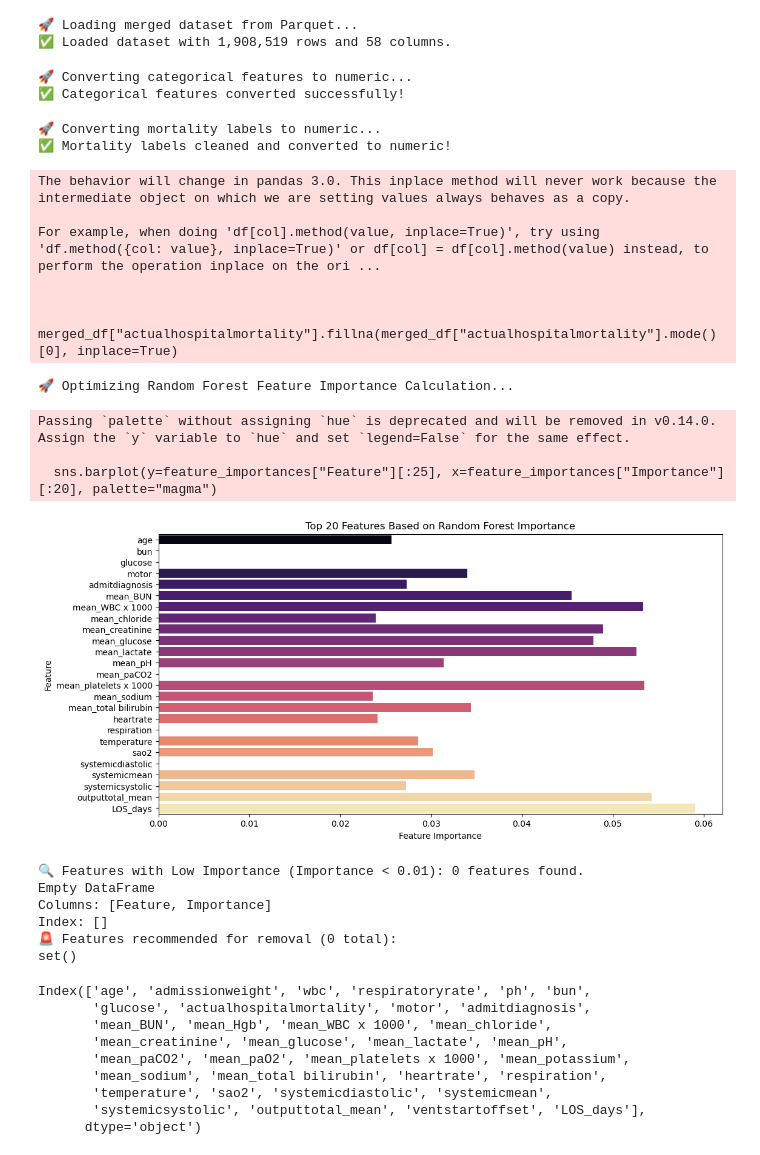
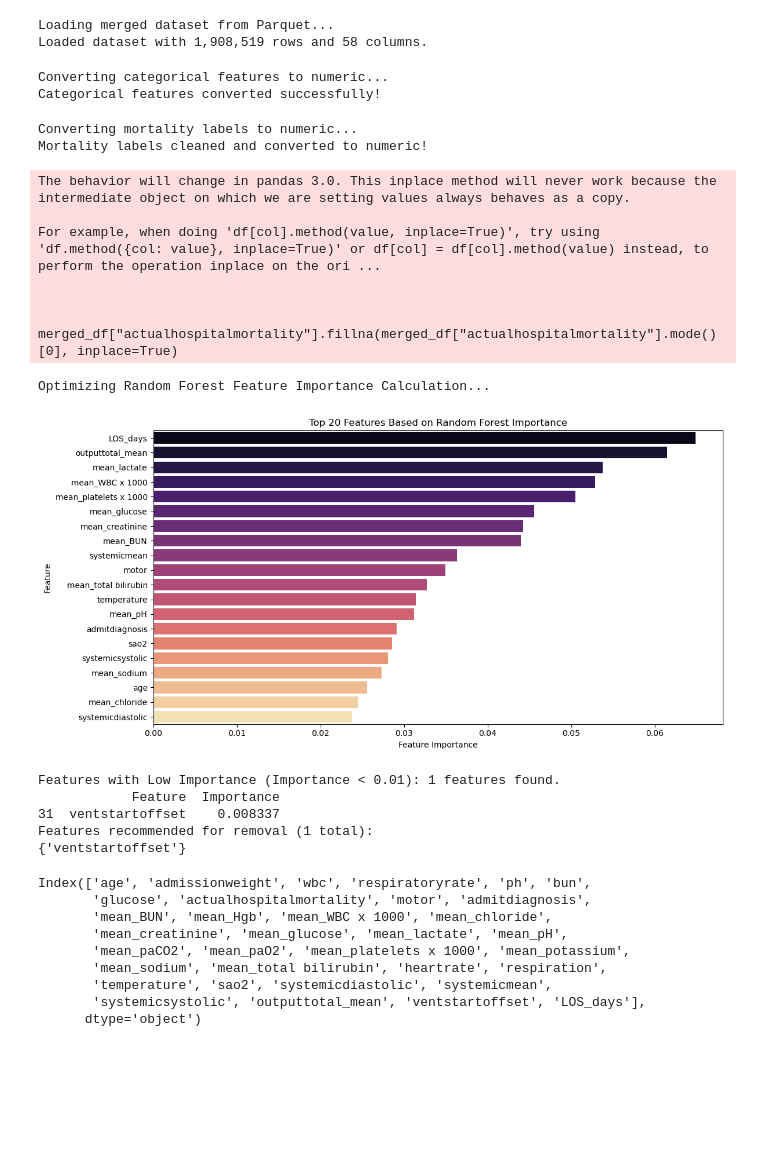
Before and after one commit to 72784/Machine-Learning-Code, a Jupyter notebook: ICU Mortality Prediction/EICU_Model_Training.ipynb, the cells around one changed output. Cells and saved outputs as stored; diff of their text form; code cells hidden in the pictures; blank space fills up the shorter version.

```diff
--- a/ICU Mortality Prediction/EICU_Model_Training.ipynb
+++ b/ICU Mortality Prediction/EICU_Model_Training.ipynb
@@ -2,14 +2,14 @@
 import pandas as pd
 import os
 
-print("🚀 Loading merged dataset from Parquet...")
+print("Loading merged dataset from Parquet...")
 merged_df = pd.read_parquet("merged_eicu_data.parquet")
-print(f"✅ Loaded dataset with {merged_df.shape[0]:,} rows and {merged_df.shape[1]} columns.")
+print(f"Loaded dataset with {merged_df.shape[0]:,} rows and {merged_df.shape[1]} columns.")
 # %% [output]
-🚀 Loading merged dataset from Parquet...
-✅ Loaded dataset with 1,908,519 rows and 58 columns.
+Loading merged dataset from Parquet...
+Loaded dataset with 1,908,519 rows and 58 columns.
 # %%
-print("🚀 Converting categorical features to numeric...")
+print("Converting categorical features to numeric...")
 
 categorical_cols = ["gender", "admitsource", "admitdiagnosis"]
 
@@ -19,12 +19,12 @@ for col in categorical_cols:
     le = LabelEncoder()
     merged_df[col] = le.fit_transform(merged_df[col].astype(str))  # make sure it's str
 
-print("✅ Categorical features converted successfully!")
+print("Categorical features converted successfully!")
 # %% [output]
-🚀 Converting categorical features to numeric...
-✅ Categorical features converted successfully!
+Converting categorical features to numeric...
+Categorical features converted successfully!
 # %%
-print("🚀 Converting mortality labels to numeric...")
+print("Converting mortality labels to numeric...")
 
 # Convert mortality labels to 0 (Alive) and 1 (Expired)
 merged_df["actualhospitalmortality"] = merged_df["actualhospitalmortality"].replace({"Expired": 1, "Alive": 0})
@@ -33,10 +33,10 @@ merged_df["actualhospitalmortality"] = pd.to_numeric(merged_df["actualhospitalmo
 # Fill any remaining NaNs with mode (most likely value)
 merged_df["actualhospitalmortality"].fillna(merged_df["actualhospitalmortality"].mode()[0], inplace=True)
 
-print("✅ Mortality labels cleaned and converted to numeric!")
+print("Mortality labels cleaned and converted to numeric!")
 # %% [output]
-🚀 Converting mortality labels to numeric...
-✅ Mortality labels cleaned and converted to numeric!
+Converting mortality labels to numeric...
+Mortality labels cleaned and converted to numeric!
 The behavior will change in pandas 3.0. This inplace method will never work because the intermediate object on which we are setting values always behaves as a copy.
 
 For example, when doing 'df[col].method(value, inplace=True)', try using 'df.method({col: value}, inplace=True)' or df[col] = df[col].method(value) instead, to perform the operation inplace on the ori ...
@@ -51,59 +51,62 @@ import pandas as pd
 import seaborn as sns
 import matplotlib.pyplot as plt
 from sklearn.ensemble import RandomForestClassifier
+from sklearn.impute import SimpleImputer
 
-print("🚀 Optimizing Random Forest Feature Importance Calculation...")
+print("Optimizing Random Forest Feature Importance Calculation...")
 
 # Define target variable
 target = "actualhospitalmortality"
 
 # Extract features and target
 features = merged_df.drop(columns=[target])
 target_values = merged_df[target]
 
-# Convert to NumPy arrays for speed-up
-X = features.values
+# Impute missing values
+imputer = SimpleImputer(strategy="mean")
+X = imputer.fit_transform(features)
 y = target_values.values
 
 # Train Random Forest with optimizations
 rf = RandomForestClassifier(n_estimators=50, max_depth=10, random_state=42, n_jobs=-1)
 rf.fit(X, y)
 
 # Get feature importances
-feature_importances = pd.DataFrame({"Feature": features.columns, "Importance": rf.feature_importances_})
-feature_importances = feature_importances.sort_values(by="Importance", ascending=False)
+feature_importances = pd.DataFrame({
+    "Feature": features.columns,
+    "Importance": rf.feature_importances_
+}).sort_values(by="Importance", ascending=False)
 
 # Visualizing Feature Importance (Top 20)
 plt.figure(figsize=(12, 6))
-sns.barplot(y=feature_importances["Feature"][:25], x=feature_importances["Importance"][:20], palette="magma")
+sns.barplot(
+    y=feature_importances["Feature"][:20],
+    x=feature_importances["Importance"][:20],
+    palette="magma"
+)
 plt.title("Top 20 Features Based on Random Forest Importance")
 plt.xlabel("Feature Importance")
 plt.ylabel("Feature")
+plt.tight_layout()
 plt.show()
 
 # Display features with low importance
 low_importance_features = feature_importances[feature_importances["Importance"] < 0.01]
-print(f"🔍 Features with Low Importance (Importance < 0.01): {len(low_importance_features)} features found.")
+print(f"Features with Low Importance (Importance < 0.01): {len(low_importance_features)} features found.")
 print(low_importance_features)
 
 # Combine all features that should be removed
 features_to_remove = set(low_importance_features["Feature"])
-
-# Show final list of features to remove
-print(f"🚨 Features recommended for removal ({len(features_to_remove)} total):")
+print(f"Features recommended for removal ({len(features_to_remove)} total):")
 print(features_to_remove)
 # %% [output]
-🚀 Optimizing Random Forest Feature Importance Calculation...
+Optimizing Random Forest Feature Importance Calculation...
+[figure, new version]
-Passing `palette` without assigning `hue` is deprecated and will be removed in v0.14.0. Assign the `y` variable to `hue` and set `legend=False` for the same effect.
-
-  sns.barplot(y=feature_importances["Feature"][:25], x=feature_importances["Importance"][:20], palette="magma")
+Features with Low Importance (Importance < 0.01): 1 features found.
+            Feature  Importance
+31  ventstartoffset    0.008337
+Features recommended for removal (1 total):
+{'ventstartoffset'}
-[figure, old version]
-🔍 Features with Low Importance (Importance < 0.01): 0 features found.
-Empty DataFrame
-Columns: [Feature, Importance]
-Index: []
-🚨 Features recommended for removal (0 total):
-set()
 # %%
 merged_df.columns
 # %% [output]
```
Also changed, not shown: parts of 12 cells of this notebook, 6 other files.
